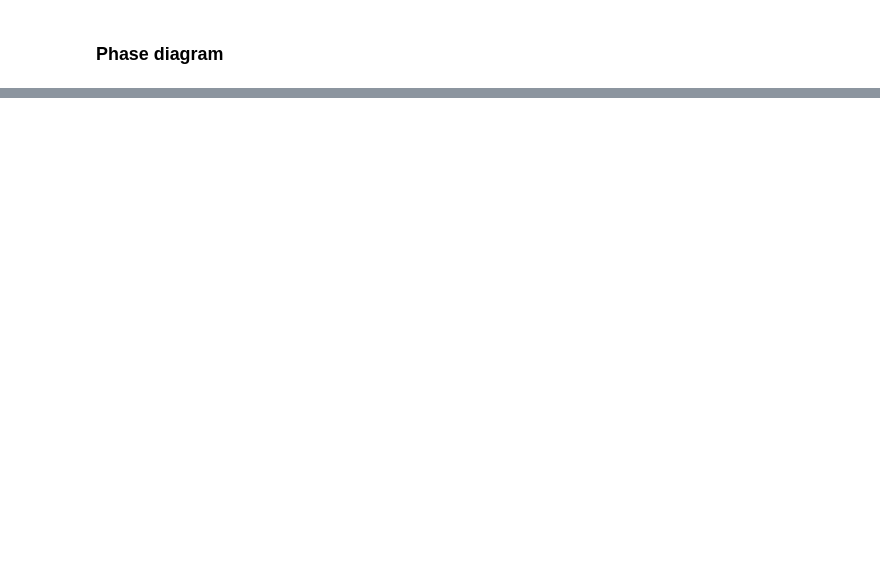
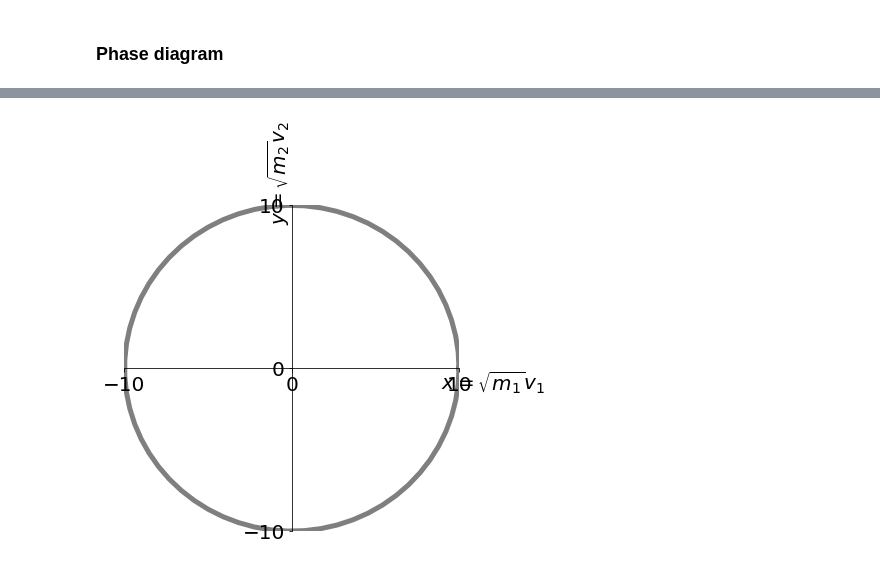
Before and after one commit to saulomeirelles/WomenInPython, a Jupyter notebook: PythonTraining_14Mar2019_SpecialPiDay.ipynb, the cells around one changed output, grey strips where cells are left out. Saved outputs shown, nothing was run; the diff lists cells and outputs as text; code cells hidden in the pictures; blank space fills up the shorter version.

```diff
--- a/PythonTraining_14Mar2019_SpecialPiDay.ipynb
+++ b/PythonTraining_14Mar2019_SpecialPiDay.ipynb
@@ -130,0 +134,18 @@ set_axis(ax)
+# %%
+from matplotlib import animation, rc
+from IPython.display import HTML
+
+fig, ax = plt.subplots(figsize=(6,6))
+ax.set_xlim(xlimit)
+ax.set_ylim(ylimit)
+ax.plot(x_circle,y_circle, '-k', lw=5, alpha=.5)
+set_axis(ax)
+
+line,  = ax.plot([], [],
+                 '--',
+                 marker='o',
+                 markerfacecolor='r',
+                 color='b',
+                 ms=8)
+# %% [output]
+[figure, added]
```
Also changed, not shown: parts of 8 cells of this notebook.
